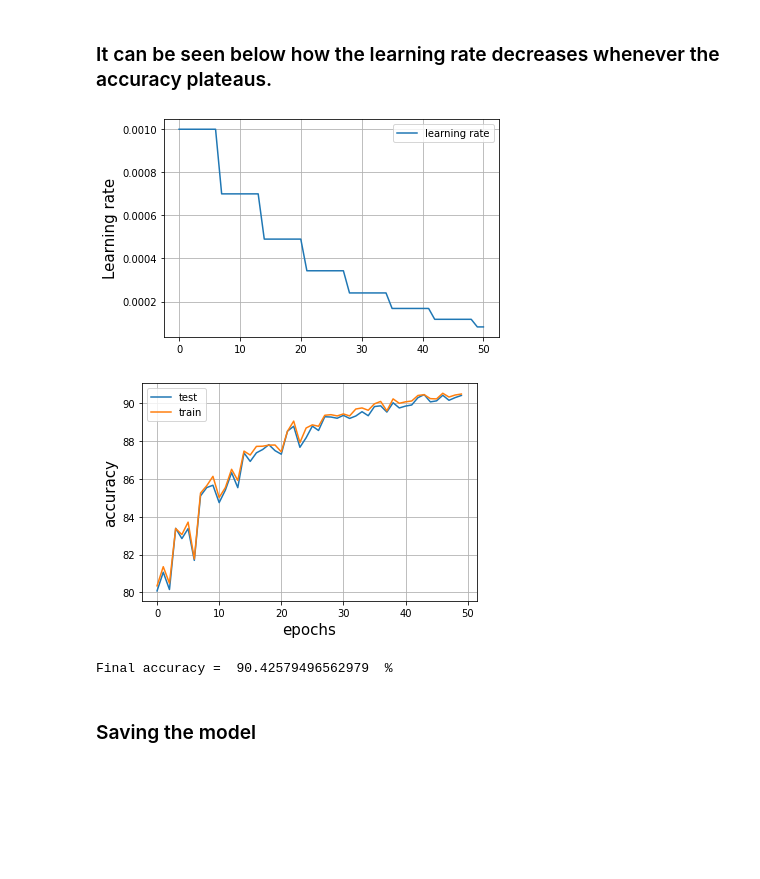
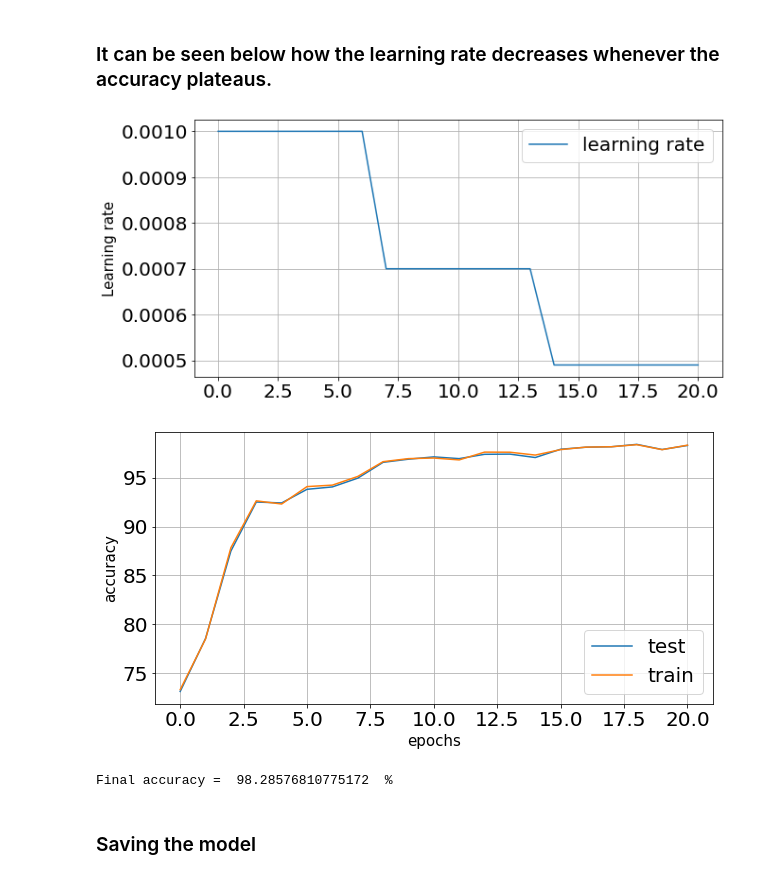
Before and after one commit to devoworm/GSoC-2020, a Jupyter notebook: Pre-trained Models (DevLearning)/notebooks/embryo_analysis/deep_learning_on_metadata.ipynb, the cells around one changed output. Drawn from its saved outputs; the diff is of its cells as text; code cells hidden in the pictures; blank space fills up the shorter version.

```diff
--- a/Pre-trained Models (DevLearning)/notebooks/embryo_analysis/deep_learning_on_metadata.ipynb
+++ b/Pre-trained Models (DevLearning)/notebooks/embryo_analysis/deep_learning_on_metadata.ipynb
@@ -124,19 +135,23 @@ class Model(nn.Module):
         super(Model, self).__init__()
 
         self.dropout = nn.Dropout(p=0.2)
-        self.fc1 = nn.Linear(4, 256)
+        self.fc1 = nn.Linear(5, 256)
         self.fc2 = nn.Linear(256, 128)
         self.fc3 = nn.Linear(128, 128)
-        self.fc4 = nn.Linear(128, 64)
-        self.fc5 = nn.Linear(64, 32)
+        self.fc4 = nn.Linear(128, 128)
+
+        self.fc5 = nn.Linear(128, 64)
+        self.fc6 = nn.Linear(64, 32)
 
     def forward(self, x):
         x = F.relu(self.fc1(x))
         x = self.dropout(F.relu(self.fc2(x)))
         x = self.dropout(F.relu(self.fc3(x)))
-        x = F.relu(self.fc4(x))
+        x = self.dropout(F.relu(self.fc4(x)))
 
-        return (self.fc5(x))
+        x = F.relu(self.fc5(x))
+
+        return (self.fc6(x))
 
 model = Model()
 print(model)
@@ -242,7 +258,7 @@ def train(epochs):
         with torch.no_grad():
                 model.eval()
 
-                for x_val, y_val in val_loader:
+                for x_val, y_val in tqdm(val_loader):
 
                     x_val = x_val.cuda()
                     y_val = y_val.cuda()
@@ -256,7 +272,6 @@ def train(epochs):
         accuracies.append(calculate_accuracy_on_validation_set(val_loader, model))
         train_accuracies.append(calculate_accuracy_on_validation_set(train_loader, model))
 
-
     clear_output()
 
     show_lr(learning_rates)
@@ -270,12 +285,14 @@ def train(epochs):
     print ("Final accuracy = ", accuracies[-1], " %")
 # %% [markdown]
 ### It can be seen below how the learning rate decreases whenever the accuracy plateaus.
-# %%
-train(50)
-# %% [output]
-[figure, removed]
-[figure, removed]
-Final accuracy =  90.42579496562979  %
+# %%
+plt.rcParams['text.color'] = 'black'
+plt.rcParams['figure.figsize'] = 10, 5
+train(20)
+# %% [output]
+[figure, added]
+[figure, added]
+Final accuracy =  98.28576810775172  %
 # %% [markdown]
 ### Saving the model
 # %%
```
Also changed, not shown: parts of 10 cells of this notebook.
